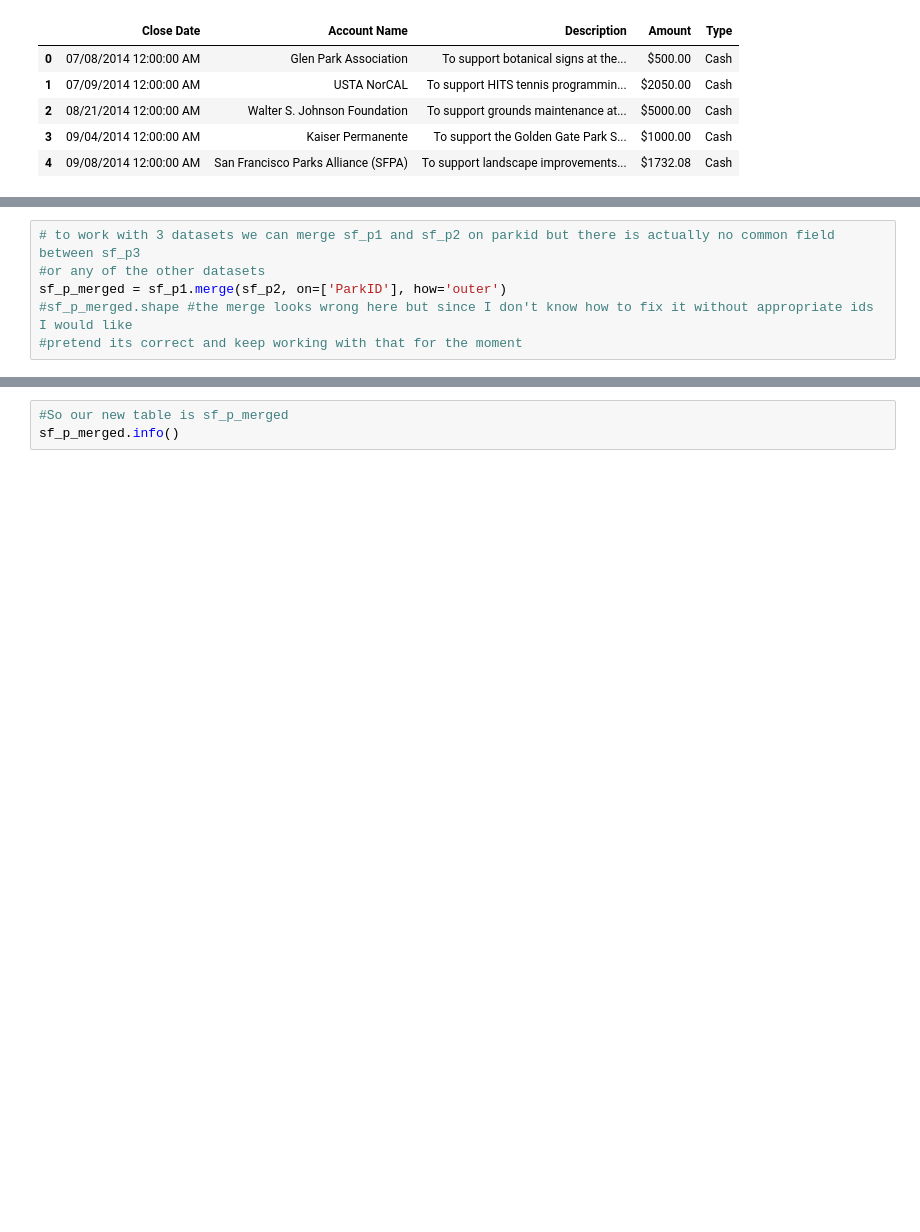
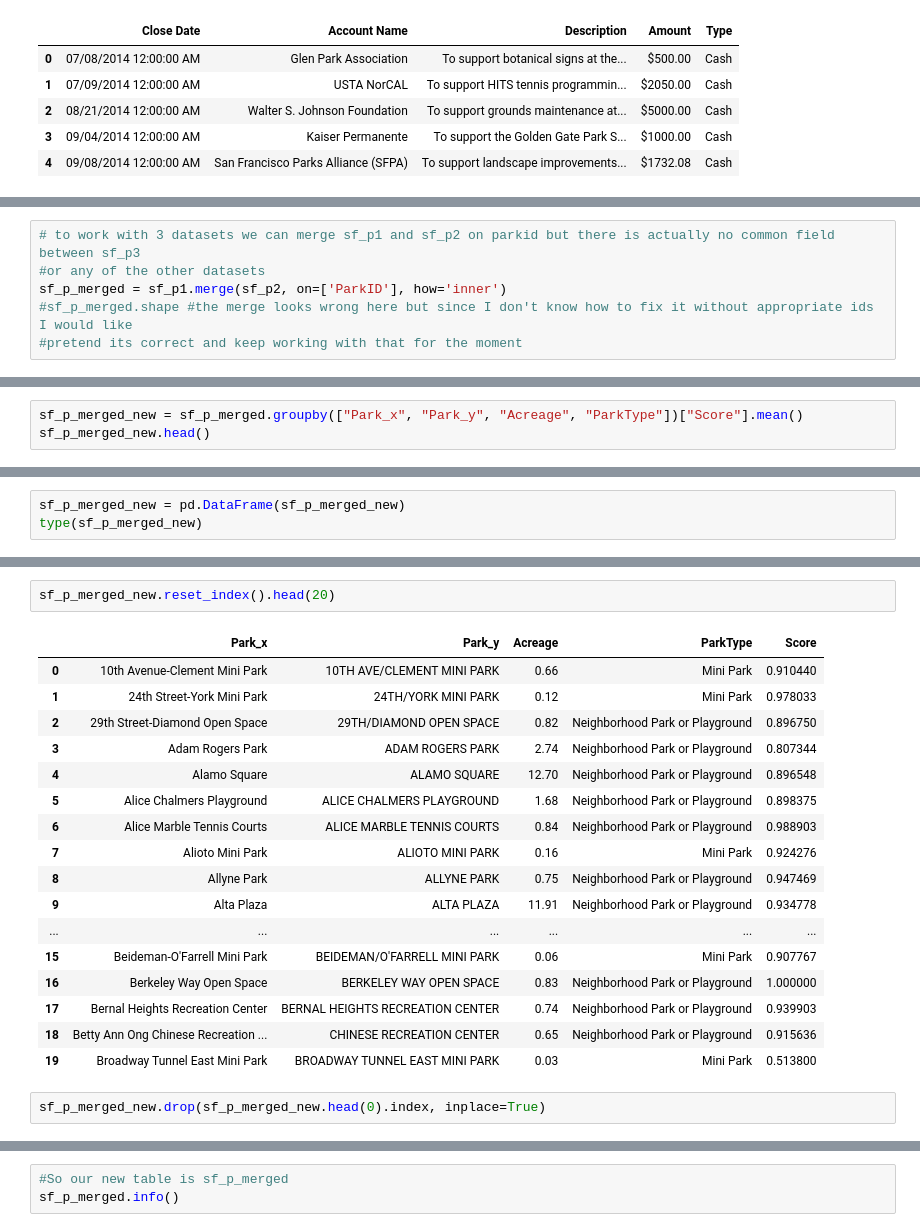
Before and after one commit to adrijab/Project-3, a Jupyter notebook: project-3-sf-regression.ipynb, the cells around one changed output, grey strips where cells are left out. Cells and saved outputs as stored; diff of their text form; blank space fills up the shorter version.

```diff
--- a/project-3-sf-regression.ipynb
+++ b/project-3-sf-regression.ipynb
@@ -551,6 +582,6 @@ TypeError: only length-1 arrays can be converted to Python scalars
 # %%
 # to work with 3 datasets we can merge sf_p1 and sf_p2 on parkid but there is actually no common field between sf_p3
 #or any of the other datasets
-sf_p_merged = sf_p1.merge(sf_p2, on=['ParkID'], how='outer')
+sf_p_merged = sf_p1.merge(sf_p2, on=['ParkID'], how='inner')
 #sf_p_merged.shape #the merge looks wrong here but since I don't know how to fix it without appropriate ids I would like
 #pretend its correct and keep working with that for the moment
@@ -556,0 +601,3 @@ sf_p_merged = sf_p1.merge(sf_p2, on=['ParkID'], how='outer')
+# %%
+sf_p_merged_new = sf_p_merged.groupby(["Park_x", "Park_y", "Acreage", "ParkType"])["Score"].mean()
+sf_p_merged_new.head()
@@ -556,0 +616,3 @@ sf_p_merged = sf_p1.merge(sf_p2, on=['ParkID'], how='outer')
+# %%
+sf_p_merged_new = pd.DataFrame(sf_p_merged_new)
+type(sf_p_merged_new)
@@ -556,0 +648,22 @@ sf_p_merged = sf_p1.merge(sf_p2, on=['ParkID'], how='outer')
+# %%
+sf_p_merged_new.reset_index().head(20)
+# %% [output]
+|  | Park_x | Park_y | Acreage | ParkType | Score |
+| 0 | 10th Avenue-Clement Mini Park | 10TH AVE/CLEMENT MINI PARK | 0.66 | Mini Park | 0.910440 |
+| 1 | 24th Street-York Mini Park | 24TH/YORK MINI PARK | 0.12 | Mini Park | 0.978033 |
+| 2 | 29th Street-Diamond Open Space | 29TH/DIAMOND OPEN SPACE | 0.82 | Neighborhood Park or Playground | 0.896750 |
+| 3 | Adam Rogers Park | ADAM ROGERS PARK | 2.74 | Neighborhood Park or Playground | 0.807344 |
+| 4 | Alamo Square | ALAMO SQUARE | 12.70 | Neighborhood Park or Playground | 0.896548 |
+| 5 | Alice Chalmers Playground | ALICE CHALMERS PLAYGROUND | 1.68 | Neighborhood Park or Playground | 0.898375 |
+| 6 | Alice Marble Tennis Courts | ALICE MARBLE TENNIS COURTS | 0.84 | Neighborhood Park or Playground | 0.988903 |
+| 7 | Alioto Mini Park | ALIOTO MINI PARK | 0.16 | Mini Park | 0.924276 |
+| 8 | Allyne Park | ALLYNE PARK | 0.75 | Neighborhood Park or Playground | 0.947469 |
+| 9 | Alta Plaza | ALTA PLAZA | 11.91 | Neighborhood Park or Playground | 0.934778 |
+| ... | ... | ... | ... | ... | ... |
+| 15 | Beideman-O'Farrell Mini Park | BEIDEMAN/O'FARRELL MINI PARK | 0.06 | Mini Park | 0.907767 |
+| 16 | Berkeley Way Open Space | BERKELEY WAY OPEN SPACE | 0.83 | Neighborhood Park or Playground | 1.000000 |
+| 17 | Bernal Heights Recreation Center | BERNAL HEIGHTS RECREATION CENTER | 0.74 | Neighborhood Park or Playground | 0.939903 |
+| 18 | Betty Ann Ong Chinese Recreation ... | CHINESE RECREATION CENTER | 0.65 | Neighborhood Park or Playground | 0.915636 |
+| 19 | Broadway Tunnel East Mini Park | BROADWAY TUNNEL EAST MINI PARK | 0.03 | Mini Park | 0.513800 |
+# %%
+sf_p_merged_new.drop(sf_p_merged_new.head(0).index, inplace=True)
```
Also changed, not shown: parts of 56 cells of this notebook, 19 other files.
